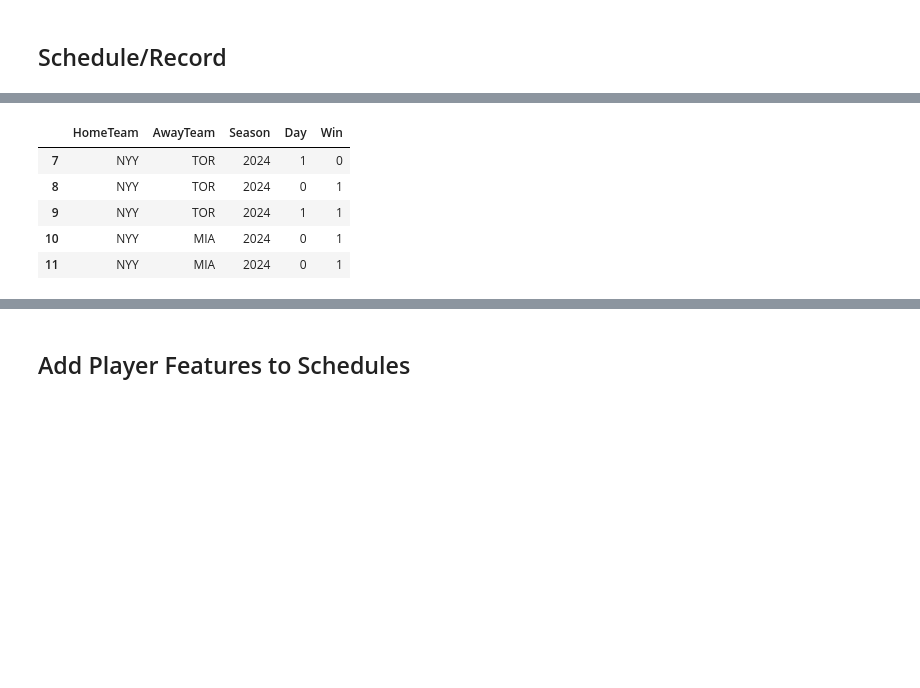
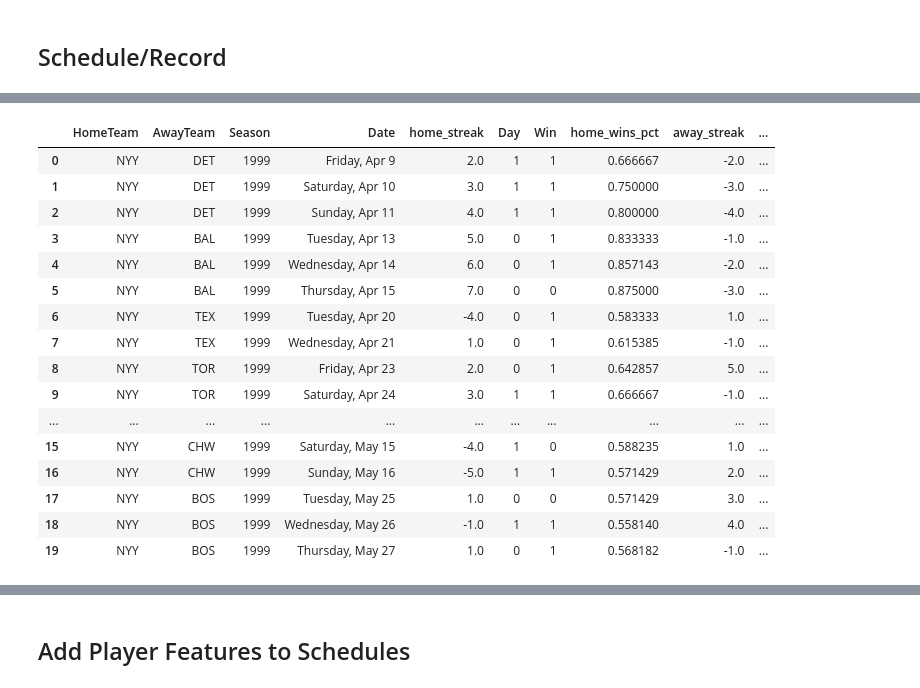
Before and after one commit to superMDguy/moneyball, a Jupyter notebook: notebook.ipynb, the cells around one changed output, grey strips where cells are left out. Cells and saved outputs as stored; diff of their text form; code cells hidden in the pictures; blank space fills up the shorter version.

```diff
--- a/notebook.ipynb
+++ b/notebook.ipynb
@@ -154,10 +208,39 @@ schedules_cleaned.drop(columns=["W/L", "D/N", "Home_Away"], inplace=True)
+# %%
+# # Merge home and away games
+schedules_cleaned = pd.merge(
+    home_games,
+    away_games,
+    left_on=["Date", "Season", "HomeTeam"],
+    right_on=["Date", "Season", "AwayTeam"],
+    suffixes=(None, "_away"),
+    validate="1:1",
+)
+schedules_cleaned.rename(
+    columns={"Streak": "home_streak", "Streak_away": "away_streak"}, inplace=True
+)
+schedules_cleaned.drop(
+    columns=schedules_cleaned.columns[schedules_cleaned.columns.str.endswith("_away")],
+    inplace=True,
+)
+schedules_cleaned.drop(columns=["D/N", "Home_Away"], inplace=True)
 # %%
-schedules_cleaned.head()
+schedules_cleaned.head(20)
 # %% [output]
-|  | HomeTeam | AwayTeam | Season | Day | Win |
-| 7 | NYY | TOR | 2024 | 1 | 0 |
-| 8 | NYY | TOR | 2024 | 0 | 1 |
-| 9 | NYY | TOR | 2024 | 1 | 1 |
-| 10 | NYY | MIA | 2024 | 0 | 1 |
-| 11 | NYY | MIA | 2024 | 0 | 1 |
+|  | HomeTeam | AwayTeam | Season | Date | home_streak | Day | Win | home_wins_pct | away_streak | ... |
+| 0 | NYY | DET | 1999 | Friday, Apr 9 | 2.0 | 1 | 1 | 0.666667 | -2.0 | ... |
+| 1 | NYY | DET | 1999 | Saturday, Apr 10 | 3.0 | 1 | 1 | 0.750000 | -3.0 | ... |
+| 2 | NYY | DET | 1999 | Sunday, Apr 11 | 4.0 | 1 | 1 | 0.800000 | -4.0 | ... |
+| 3 | NYY | BAL | 1999 | Tuesday, Apr 13 | 5.0 | 0 | 1 | 0.833333 | -1.0 | ... |
+| 4 | NYY | BAL | 1999 | Wednesday, Apr 14 | 6.0 | 0 | 1 | 0.857143 | -2.0 | ... |
+| 5 | NYY | BAL | 1999 | Thursday, Apr 15 | 7.0 | 0 | 0 | 0.875000 | -3.0 | ... |
+| 6 | NYY | TEX | 1999 | Tuesday, Apr 20 | -4.0 | 0 | 1 | 0.583333 | 1.0 | ... |
+| 7 | NYY | TEX | 1999 | Wednesday, Apr 21 | 1.0 | 0 | 1 | 0.615385 | -1.0 | ... |
+| 8 | NYY | TOR | 1999 | Friday, Apr 23 | 2.0 | 0 | 1 | 0.642857 | 5.0 | ... |
+| 9 | NYY | TOR | 1999 | Saturday, Apr 24 | 3.0 | 1 | 1 | 0.666667 | -1.0 | ... |
+| ... | ... | ... | ... | ... | ... | ... | ... | ... | ... | ... |
+| 15 | NYY | CHW | 1999 | Saturday, May 15 | -4.0 | 1 | 0 | 0.588235 | 1.0 | ... |
+| 16 | NYY | CHW | 1999 | Sunday, May 16 | -5.0 | 1 | 1 | 0.571429 | 2.0 | ... |
+| 17 | NYY | BOS | 1999 | Tuesday, May 25 | 1.0 | 0 | 0 | 0.571429 | 3.0 | ... |
+| 18 | NYY | BOS | 1999 | Wednesday, May 26 | -1.0 | 1 | 1 | 0.558140 | 4.0 | ... |
+| 19 | NYY | BOS | 1999 | Thursday, May 27 | 1.0 | 0 | 1 | 0.568182 | -1.0 | ... |
 # %%
```
Also changed, not shown: parts of 35 cells of this notebook, 5 other files.
